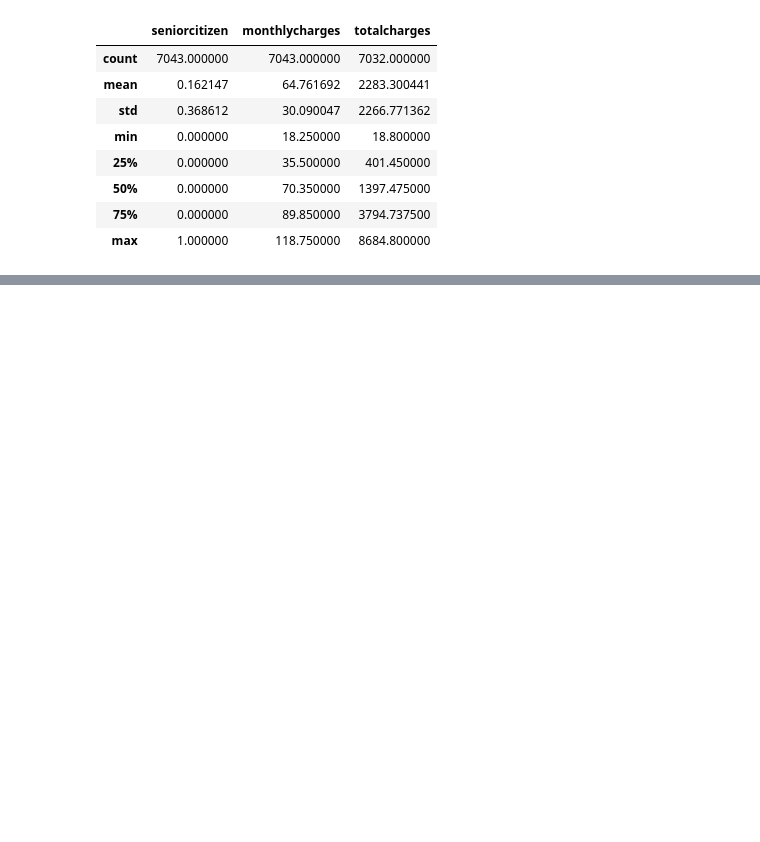
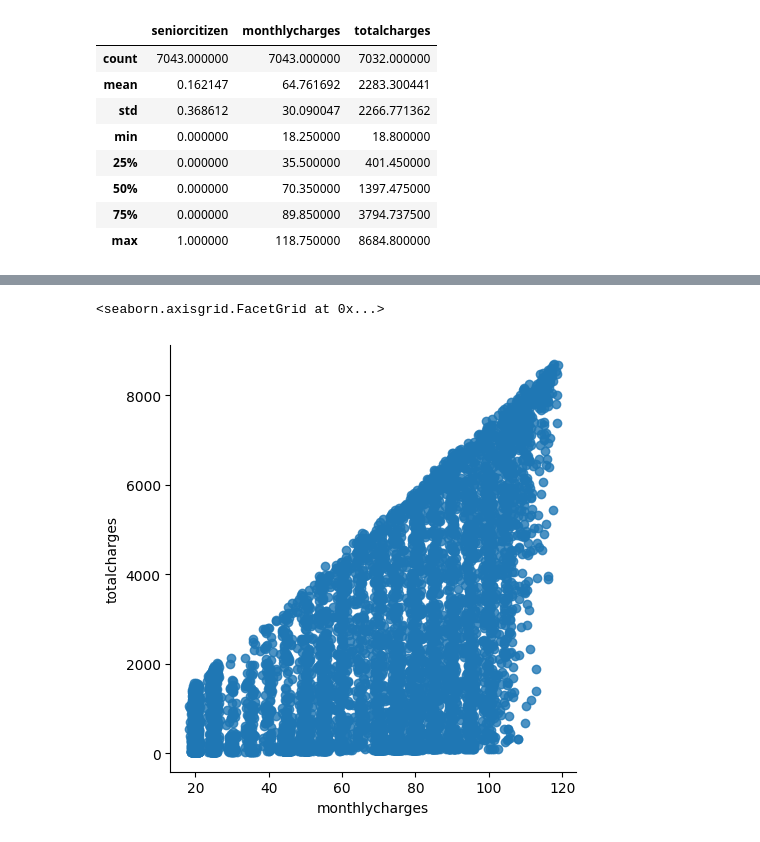
Before and after one commit to djshampz904/DATA-ENGINEERING, a Jupyter notebook: machine learning spark/telco_churn.ipynb, the cells around one changed output, grey strips where cells are left out. Drawn from its saved outputs; the diff is of its cells as text; code cells hidden in the pictures; blank space fills up the shorter version.

```diff
--- a/machine learning spark/telco_churn.ipynb
+++ b/machine learning spark/telco_churn.ipynb
@@ -252,0 +338,4 @@ total_customer_data.dropna(how='any', inplace=True)
+# %%
+# Conver the churn to binary with 1 as yes and 0 as no
+import numpy as np
+telco['churn'] = np.where(telco.churn == 'Yes', 1, 0)
@@ -252,0 +363,6 @@ total_customer_data.dropna(how='any', inplace=True)
+# %%
+# motnly charges and total relationship
+sns.lmplot(data=telco, x='monthlycharges', y='totalcharges', fit_reg=False)
+# %% [output]
+<seaborn.axisgrid.FacetGrid at 0x...>
+[figure, added]
```
Also changed, not shown: parts of 37 cells of this notebook.
